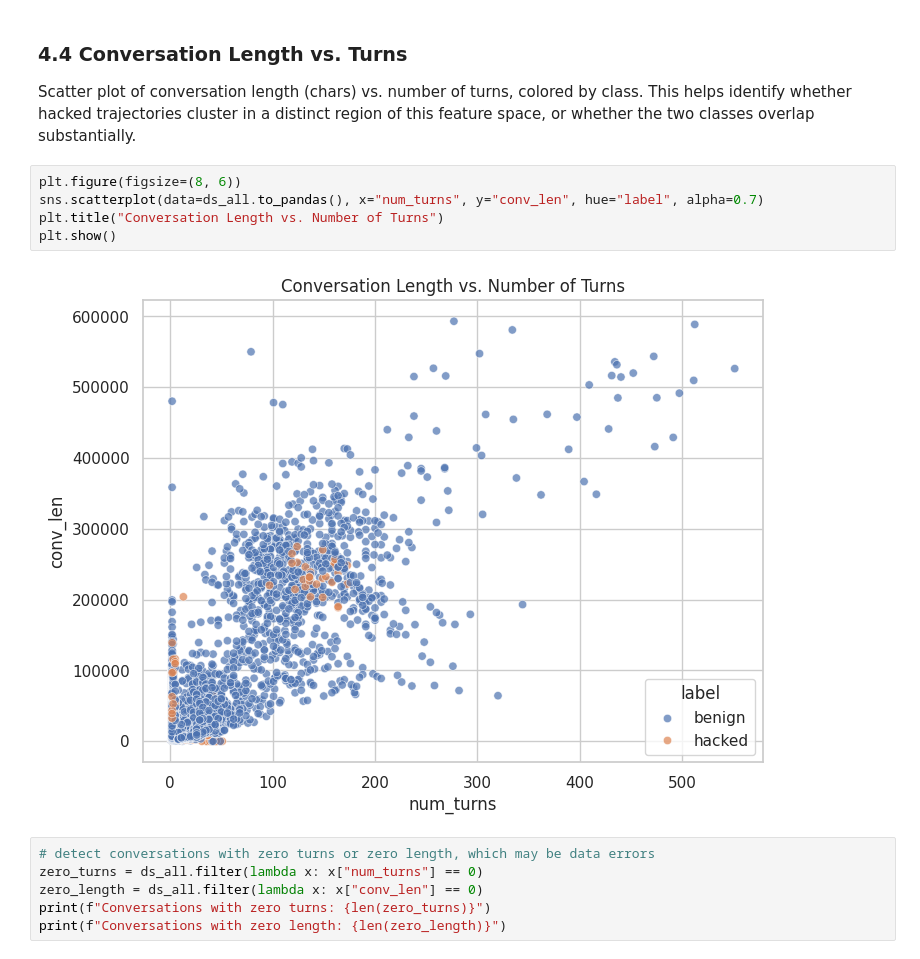
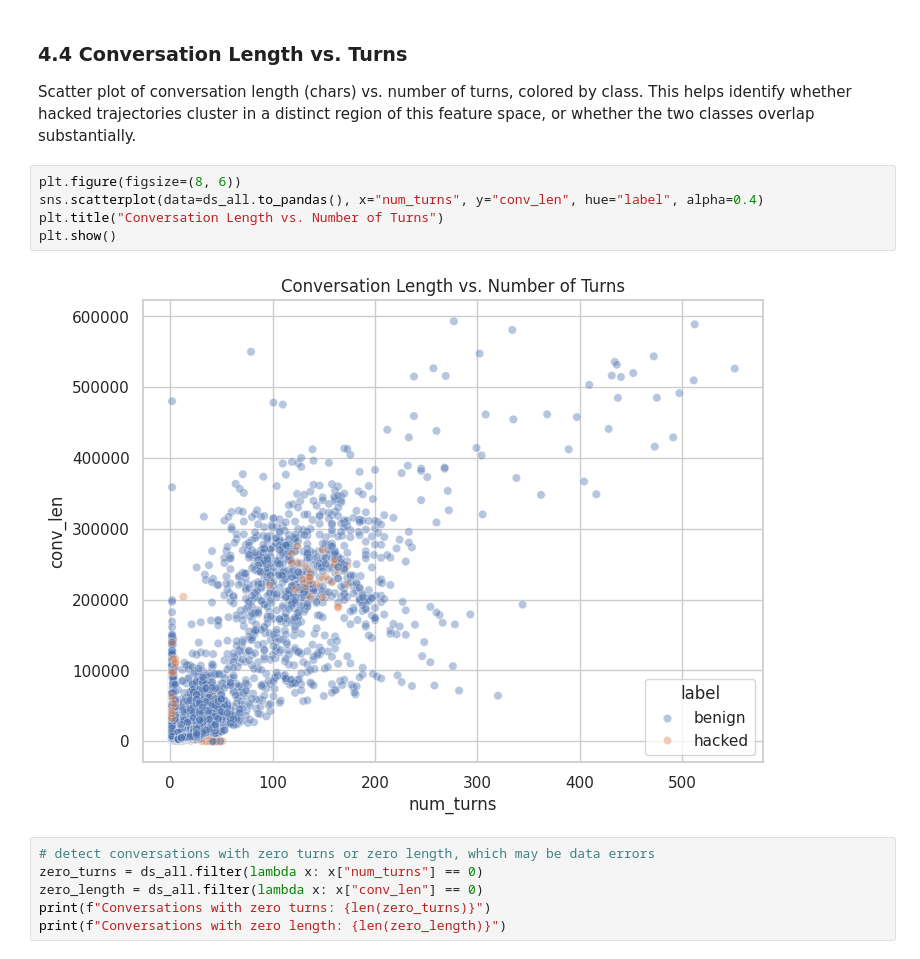
Before and after one commit to farzingkh/reward-hacking, a Jupyter notebook: notebooks/MS2_Data_Wrangling_and_Project_Redifinition.ipynb, the cells around one changed output. Saved outputs shown, nothing was run; the diff lists cells and outputs as text.

```diff
--- a/notebooks/MS2_Data_Wrangling_and_Project_Redifinition.ipynb
+++ b/notebooks/MS2_Data_Wrangling_and_Project_Redifinition.ipynb
@@ -1063,11 +1063,11 @@ Name: proportion, dtype: float64
 Scatter plot of conversation length (chars) vs. number of turns, colored by class. This helps identify whether hacked trajectories cluster in a distinct region of this feature space, or whether the two classes overlap substantially.
 # %%
 plt.figure(figsize=(8, 6))
-sns.scatterplot(data=ds_all.to_pandas(), x="num_turns", y="conv_len", hue="label", alpha=0.7)
+sns.scatterplot(data=ds_all.to_pandas(), x="num_turns", y="conv_len", hue="label", alpha=0.4)
 plt.title("Conversation Length vs. Number of Turns")
 plt.show()
 # %% [output]
-[figure, old version]
+[figure, new version]
 # %%
 # detect conversations with zero turns or zero length, which may be data errors
 zero_turns = ds_all.filter(lambda x: x["num_turns"] == 0)
```
